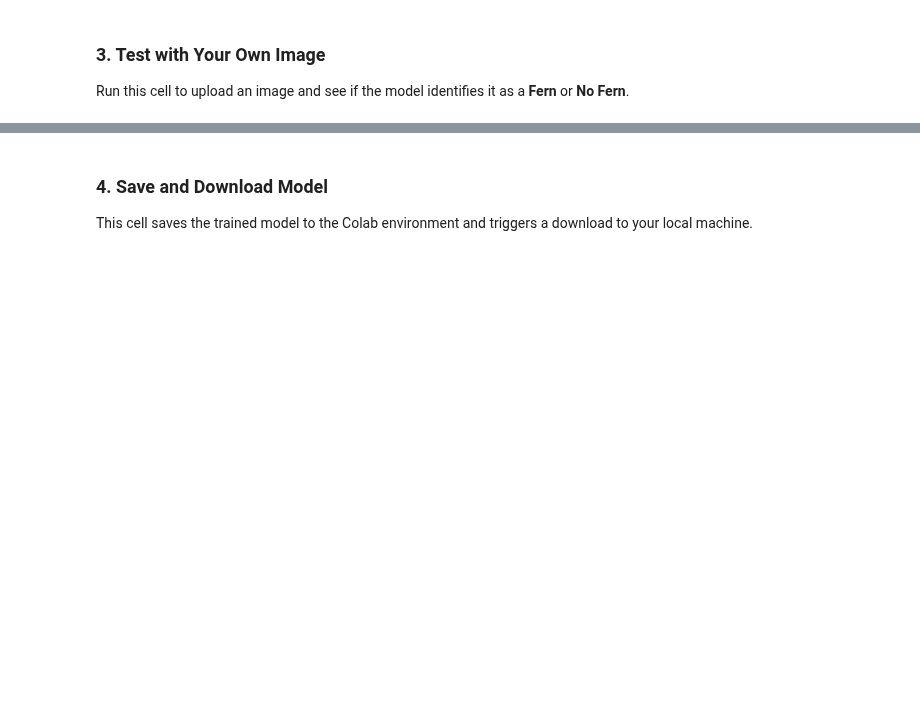
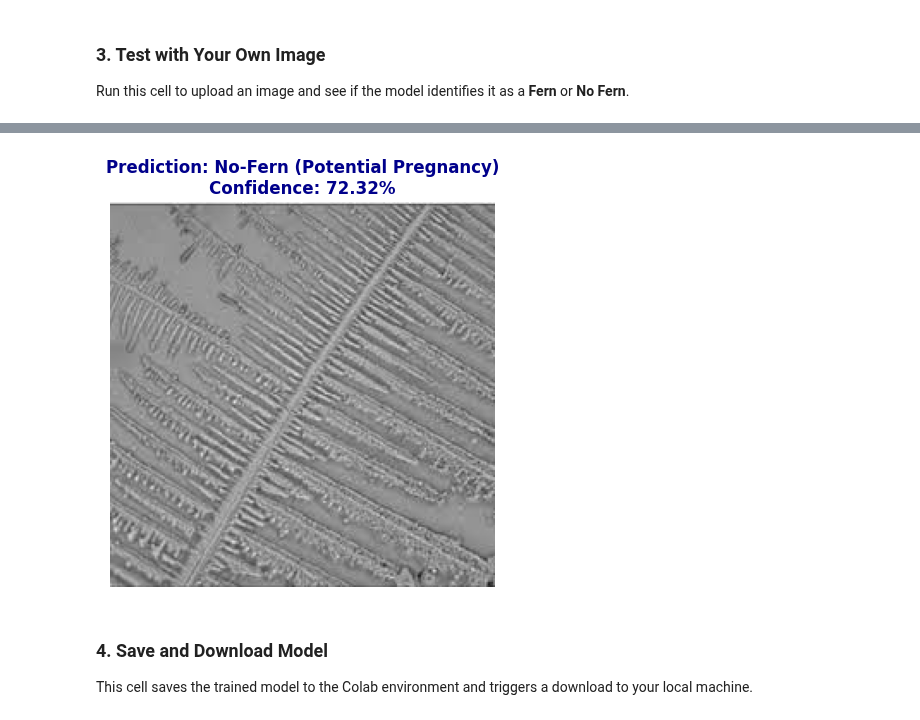
Before and after one commit to sanjay11082006/salivary-ferning-mobilenet-classification, a Jupyter notebook: salivary_ferning_mobilenet_classification.ipynb, the cells around one changed output, grey strips where cells are left out. Cells and saved outputs as stored; diff of their text form; code cells hidden in the pictures; blank space fills up the shorter version.

```diff
--- a/salivary_ferning_mobilenet_classification.ipynb
+++ b/salivary_ferning_mobilenet_classification.ipynb
@@ -263,0 +369,3 @@ User uploaded file "images.jpg"
+# %%
+predict_cow_saliva(model, '/content/jk.jpg')
+# %% [output]
@@ -264,3 +373,4 @@ User uploaded file "images.jpg"
+[figure, added]
 # %% [markdown]
 ### 4. Save and Download Model
 This cell saves the trained model to the Colab environment and triggers a download to your local machine.
```
Also changed, not shown: parts of 9 cells of this notebook.
